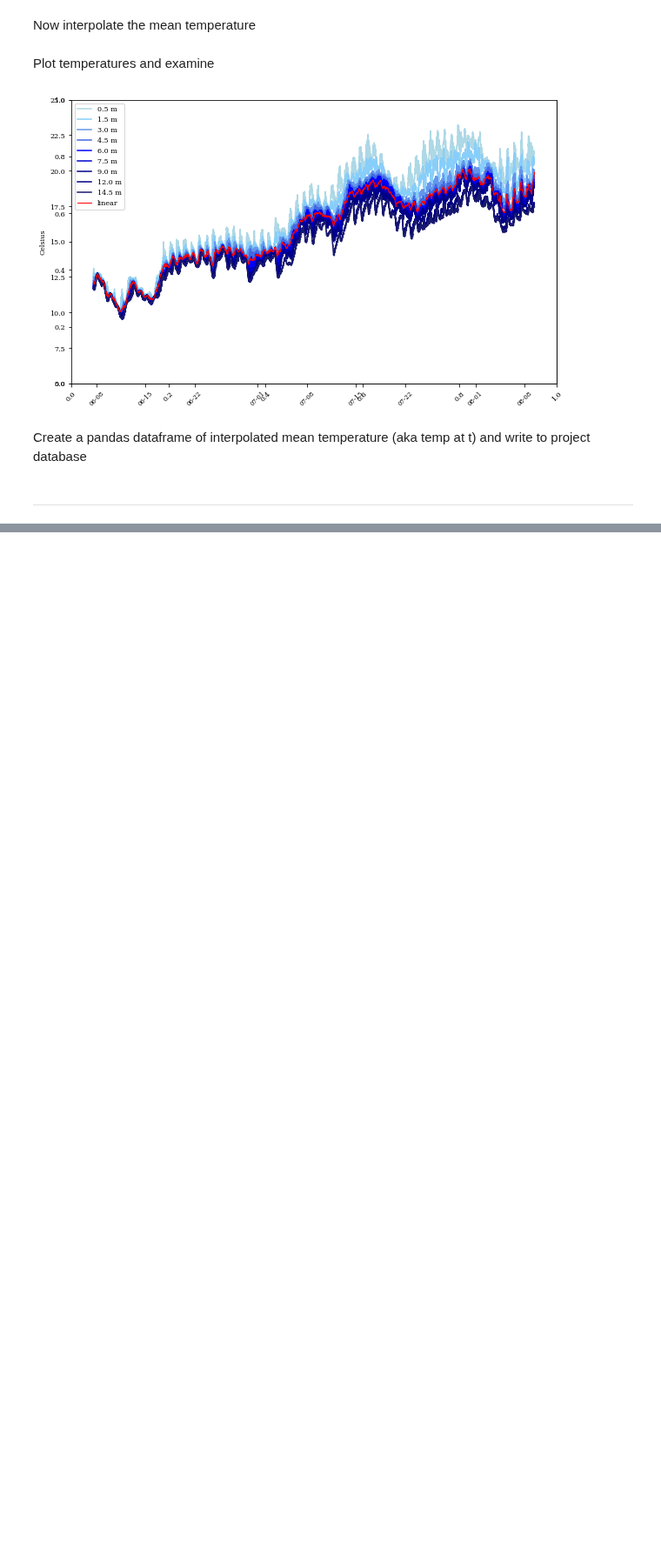
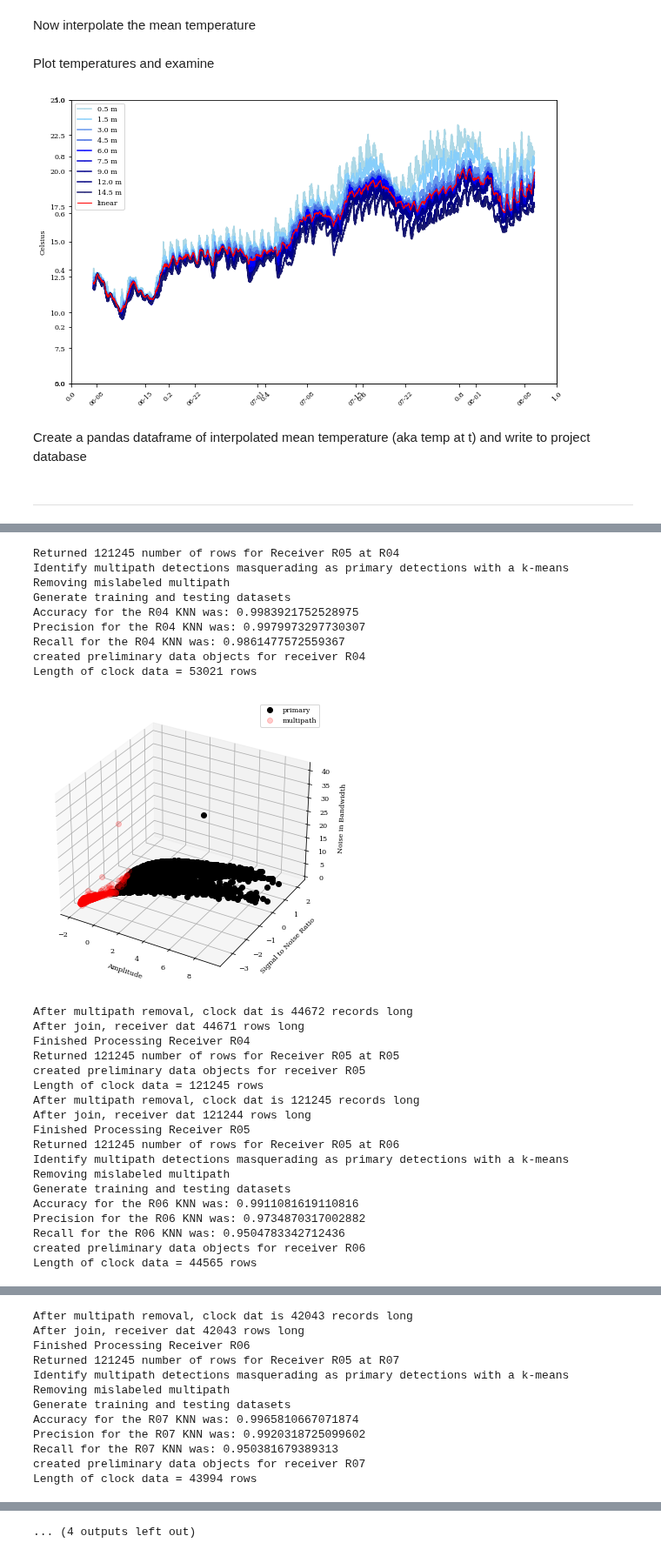
Before and after one commit to knebiolo/jsats3d, a Jupyter notebook: jsats3d_Project_Notebook-checkpoint.ipynb, the cells around one changed output, grey strips where cells are left out. Shown at 87% size. Drawn from its saved outputs; the diff is of its cells as text; code cells hidden in the pictures; blank space fills up the shorter version.

Commit message:
notebook updates
edits to previous push, no real progress tonight

```diff
--- a/jsats3d_Project_Notebook-checkpoint.ipynb
+++ b/jsats3d_Project_Notebook-checkpoint.ipynb
@@ -66,0 +69,2 @@ Before proceeding to the next step, the end user of this notebook must create th
+# %%
+proj_dir = r"C:\Users\knebiolo\Desktop\jsats_Notebook_Test"
@@ -67,8 +78,8 @@ Before proceeding to the next step, the end user of this notebook must create th
 # %% [markdown]
 Now we need to connect the project workspace to this notebook.
 # %%
-inputWS = r"C:\Users\knebiolo\Desktop\jsats_Notebook_Test\Data"
-outputWS = r"C:\Users\knebiolo\Desktop\jsats_Notebook_Test\Output"
+inputWS = os.path.join(proj_dir,"Data")
+outputWS = os.path.join(proj_dir,"Output")
 # %% [markdown]
 ---
 # %% [markdown]
@@ -196,8 +207,8 @@ First, get some data, and do some basic data management to get things in metric
 temp = pd.read_csv(os.path.join(inputWS,"tblTemp.csv"))
 temp['time_stamp'] = pd.to_datetime(temp.meas_dt)
 temp['loc_dep_id'] = temp.location + "-" + temp.depth_ft.astype(np.str)
-temp['temp_celcius'] = (temp.temp_f - 32) * 5./9.
-temp['depth_m'] = np.round(temp.depth_ft / 3.28084, 2)
+temp['temp_celcius'] = (temp.temp_f - 32.) * 5./9.
+temp['depth_m'] = np.round(temp.depth_ft / 3.28084, 2.)
 # %% [markdown]
 Next, create a linear interpolator for each depth/location pair
 # %%
@@ -310,8 +324,37 @@ Enumerating Transmission Numbers at Adjacent Receivers
 # %%
 # list receivers at the surface and iterate
 recList = ['R04','R05','R06','R07','R08','R09']
 for i in recList:
-    clock_fix_object = jsats3d.clock_fix_object(i,analysisRecs,dbDir,outputWS,figureWS, multipath_filter = 'KNN')
+    clock_fix_object = jsats3d.clock_fix_object(i,recList,dbDir,outputWS,outputWS, multipath_filter = 'KNN')
     print ("created preliminary data objects for receiver %s"%(i))
     jsats3d.clock_fix(clock_fix_object)
     print ("Finished Processing Receiver %s"%(i))
+# %% [output]
+Returned 121245 number of rows for Receiver R05 at R04
+Identify multipath detections masquerading as primary detections with a k-means
+Removing mislabeled multipath
+Generate training and testing datasets
+Accuracy for the R04 KNN was: 0.9983921752528975
+Precision for the R04 KNN was: 0.9979973297730307
+Recall for the R04 KNN was: 0.9861477572559367
+created preliminary data objects for receiver R04
+Length of clock data = 53021 rows
+[figure, added]
+After multipath removal, clock dat is 44672 records long
+After join, receiver dat 44671 rows long
+Finished Processing Receiver R04
+Returned 121245 number of rows for Receiver R05 at R05
+created preliminary data objects for receiver R05
+Length of clock data = 121245 rows
+After multipath removal, clock dat is 121245 records long
+After join, receiver dat 121244 rows long
+Finished Processing Receiver R05
+Returned 121245 number of rows for Receiver R05 at R06
+Identify multipath detections masquerading as primary detections with a k-means
+Removing mislabeled multipath
+Generate training and testing datasets
+Accuracy for the R06 KNN was: 0.9911081619110816
+Precision for the R06 KNN was: 0.9734870317002882
+Recall for the R06 KNN was: 0.9504783342712436
+created preliminary data objects for receiver R06
+Length of clock data = 44565 rows
@@ -317,0 +363,12 @@ for i in recList:
+After multipath removal, clock dat is 42043 records long
+After join, receiver dat 42043 rows long
+Finished Processing Receiver R06
+Returned 121245 number of rows for Receiver R05 at R07
+Identify multipath detections masquerading as primary detections with a k-means
+Removing mislabeled multipath
+Generate training and testing datasets
+Accuracy for the R07 KNN was: 0.9965810667071874
+Precision for the R07 KNN was: 0.9920318725099602
+Recall for the R07 KNN was: 0.950381679389313
+created preliminary data objects for receiver R07
+Length of clock data = 43994 rows
@@ -317,0 +403 @@ for i in recList:
+... (4 outputs left out)
```
Also changed, not shown: parts of 11 cells of this notebook, 1 other file.
